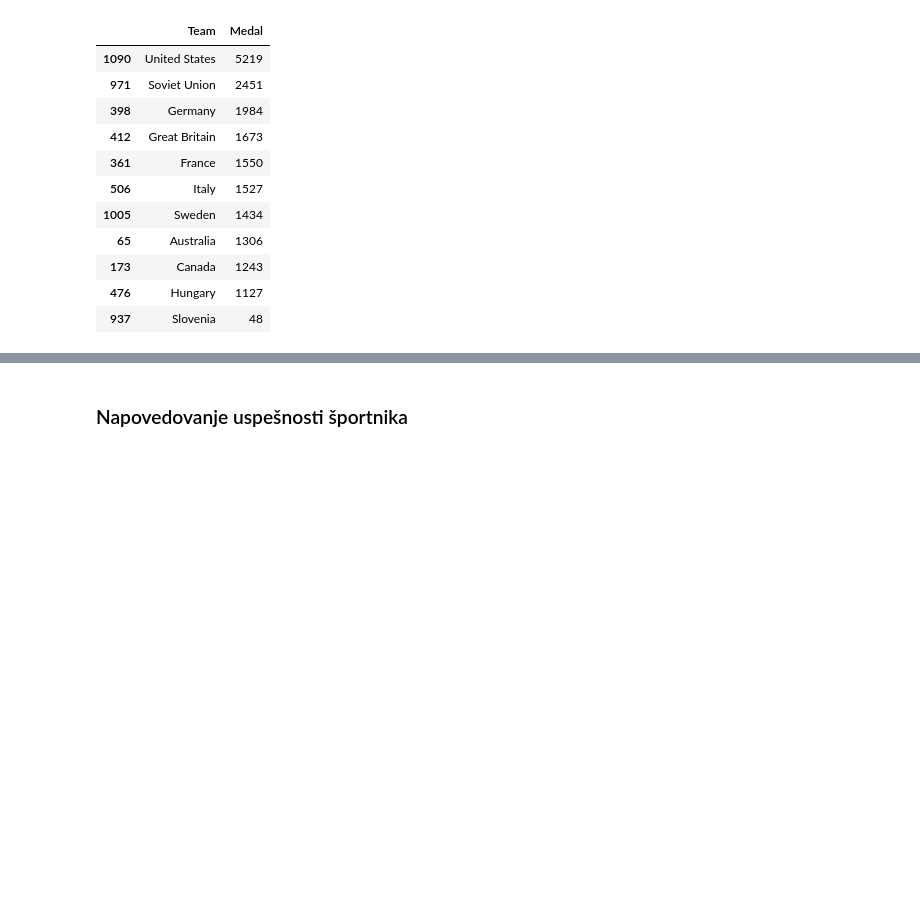
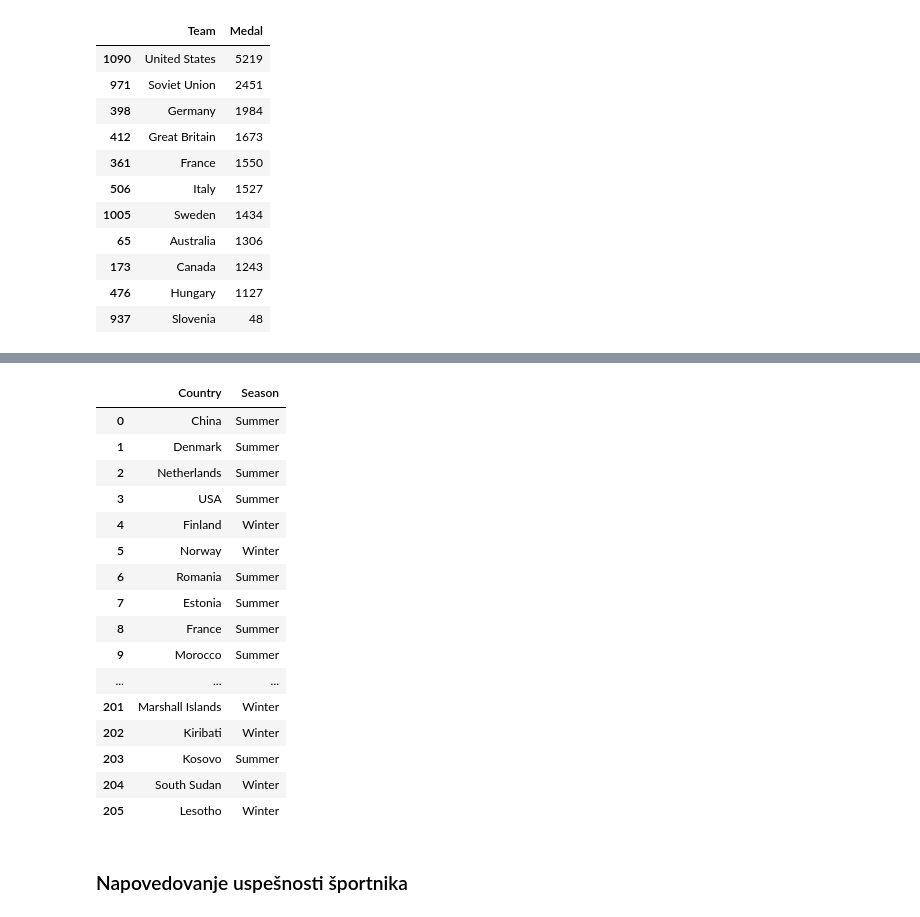
Before and after one commit to ziga-solar/PR19ZSASNKSK, a Jupyter notebook: PR19ZSASNKSK.ipynb, the cells around one changed output, grey strips where cells are left out. Drawn from its saved outputs; the diff is of its cells as text; code cells hidden in the pictures; blank space fills up the shorter version.

```diff
--- a/PR19ZSASNKSK.ipynb
+++ b/PR19ZSASNKSK.ipynb
@@ -197,0 +291,20 @@ top10_medals_teams
+# %%
+#Get points for each country [summer,winter]
+points_ws=defaultdict(lambda: [0 for i in range(0,2)])
+
+for c,s,m,se in country_sport_medal:
+    if se=='Summer':
+        points_ws[c][0]+=m
+    else:
+        points_ws[c][1]+=m
+# %%
+# Get best country at summer and winter
+best_summer=[0,'']
+best_winter=[0,'']
+for key in points_ws.keys():
+    if points_ws[key][0]>best_summer[0]:
+        best_summer[0]=points_ws[key][0]
+        best_summer[1]=key
+    if points_ws[key][1]>best_winter[0]:
+        best_winter[0]=points_ws[key][1]
+        best_winter[1]=key
@@ -198,2 +318,32 @@ top10_medals_teams
+# %%
+# winter or summer? by countries
+ws_county={}
+for key in points_ws.keys():
+    if points_ws[key][0]/len(sports_summer)>points_ws[key][1]/len(sports_winter):
+        ws_county[key]='Summer'
+    else:
+        ws_county[key]='Winter'
+# %%
+#Output: Winter or Summer?
+pd.set_option('display.max_rows', len(ws_county.keys()))
+pd.DataFrame(ws_county.items(), columns=["Country", "Season"])
+# %% [output]
+|  | Country | Season |
+| 0 | China | Summer |
+| 1 | Denmark | Summer |
+| 2 | Netherlands | Summer |
+| 3 | USA | Summer |
+| 4 | Finland | Winter |
+| 5 | Norway | Winter |
+| 6 | Romania | Summer |
+| 7 | Estonia | Summer |
+| 8 | France | Summer |
+| 9 | Morocco | Summer |
+| ... | ... | ... |
+| 201 | Marshall Islands | Winter |
+| 202 | Kiribati | Winter |
+| 203 | Kosovo | Summer |
+| 204 | South Sudan | Winter |
+| 205 | Lesotho | Winter |
 # %% [markdown]
 ### Napovedovanje uspešnosti športnika
```
Also changed, not shown: parts of 13 cells of this notebook.
